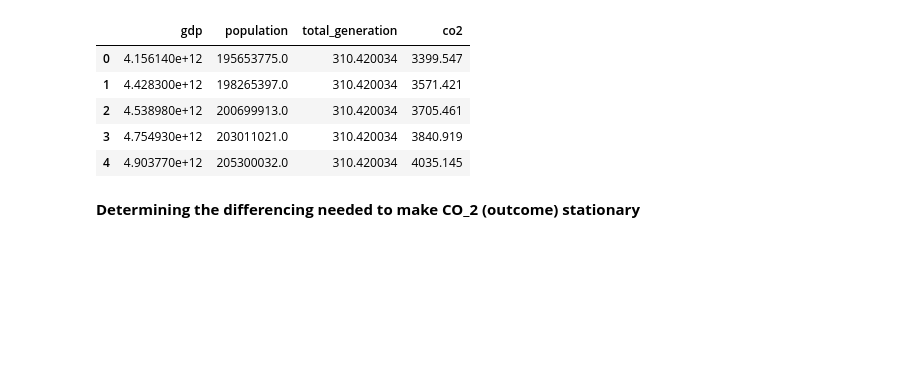
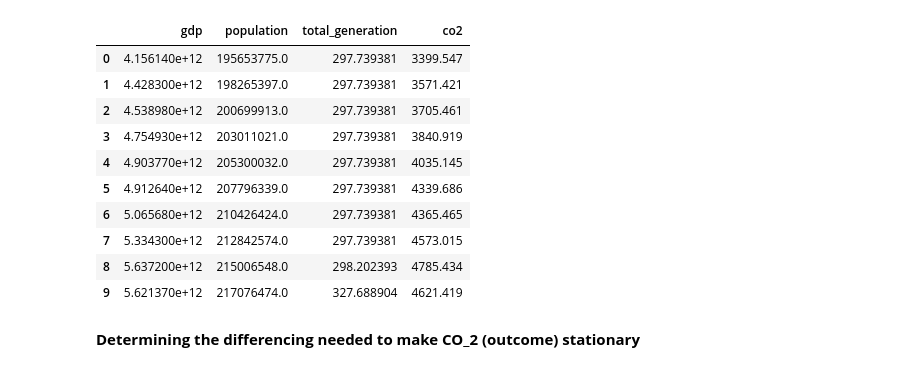
Before and after one commit to Daniel12581/Consumer-Spending-ARIMA-Modelling, a Jupyter notebook: arimax_modelling.ipynb, the cells around one changed output. Saved outputs shown, nothing was run; the diff lists cells and outputs as text; code cells hidden in the pictures; blank space fills up the shorter version.

```diff
--- a/arimax_modelling.ipynb
+++ b/arimax_modelling.ipynb
@@ -10,9 +7,0 @@ df = pd.read_csv("data/cleaned_data.csv")
-# %%
-df.head()
-# %% [output]
-|  | gdp | population | total_generation | co2 |
-| 0 | 4.156140e+12 | 195653775.0 | 310.420034 | 3399.547 |
-| 1 | 4.428300e+12 | 198265397.0 | 310.420034 | 3571.421 |
-| 2 | 4.538980e+12 | 200699913.0 | 310.420034 | 3705.461 |
-| 3 | 4.754930e+12 | 203011021.0 | 310.420034 | 3840.919 |
-| 4 | 4.903770e+12 | 205300032.0 | 310.420034 | 4035.145 |
@@ -18,0 +11,14 @@ df.head()
+# %%
+train.head(10)
+# %% [output]
+|  | gdp | population | total_generation | co2 |
+| 0 | 4.156140e+12 | 195653775.0 | 297.739381 | 3399.547 |
+| 1 | 4.428300e+12 | 198265397.0 | 297.739381 | 3571.421 |
+| 2 | 4.538980e+12 | 200699913.0 | 297.739381 | 3705.461 |
+| 3 | 4.754930e+12 | 203011021.0 | 297.739381 | 3840.919 |
+| 4 | 4.903770e+12 | 205300032.0 | 297.739381 | 4035.145 |
+| 5 | 4.912640e+12 | 207796339.0 | 297.739381 | 4339.686 |
+| 6 | 5.065680e+12 | 210426424.0 | 297.739381 | 4365.465 |
+| 7 | 5.334300e+12 | 212842574.0 | 297.739381 | 4573.015 |
+| 8 | 5.637200e+12 | 215006548.0 | 298.202393 | 4785.434 |
+| 9 | 5.621370e+12 | 217076474.0 | 327.688904 | 4621.419 |
```
Also changed, not shown: parts of 20 cells of this notebook, 1 other file.
